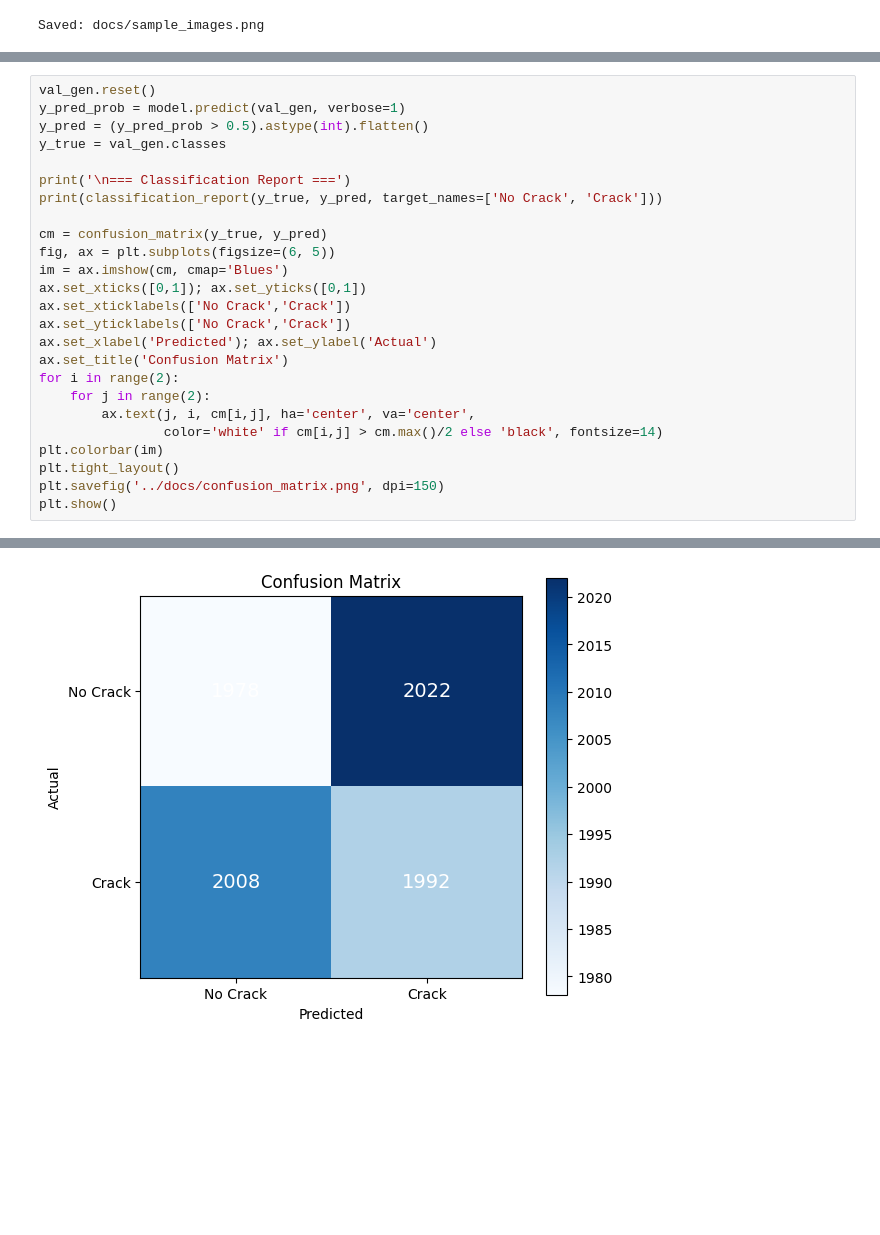
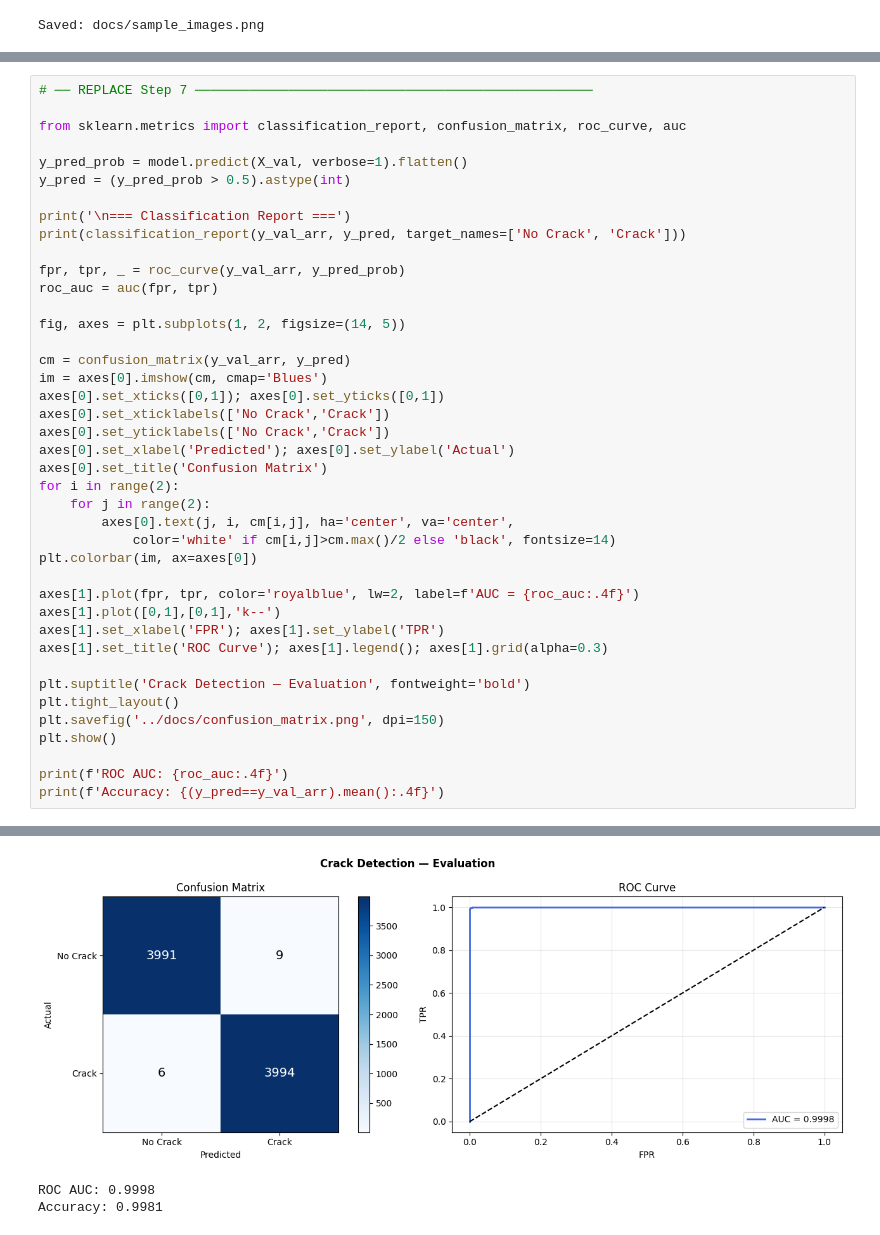
Before and after one commit to K-Sai-2005/EDGE-AI-RISCV, a Jupyter notebook: python_training/CrackDetection_Training.ipynb, the cells around one changed output, grey strips where cells are left out. Saved outputs shown, nothing was run; the diff lists cells and outputs as text; blank space fills up the shorter version.

```diff
--- a/python_training/CrackDetection_Training.ipynb
+++ b/python_training/CrackDetection_Training.ipynb
@@ -236,27 +307,43 @@ print('Saved: docs/training_curves.png')
 Saved: docs/training_curves.png
 # %%
-val_gen.reset()
-y_pred_prob = model.predict(val_gen, verbose=1)
-y_pred = (y_pred_prob > 0.5).astype(int).flatten()
-y_true = val_gen.classes
+# ── REPLACE Step 7 ───────────────────────────────────────────────────
+
+from sklearn.metrics import classification_report, confusion_matrix, roc_curve, auc
+
+y_pred_prob = model.predict(X_val, verbose=1).flatten()
+y_pred = (y_pred_prob > 0.5).astype(int)
 
 print('\n=== Classification Report ===')
-print(classification_report(y_true, y_pred, target_names=['No Crack', 'Crack']))
+print(classification_report(y_val_arr, y_pred, target_names=['No Crack', 'Crack']))
 
-cm = confusion_matrix(y_true, y_pred)
-fig, ax = plt.subplots(figsize=(6, 5))
-im = ax.imshow(cm, cmap='Blues')
-ax.set_xticks([0,1]); ax.set_yticks([0,1])
-ax.set_xticklabels(['No Crack','Crack'])
-ax.set_yticklabels(['No Crack','Crack'])
-ax.set_xlabel('Predicted'); ax.set_ylabel('Actual')
-ax.set_title('Confusion Matrix')
+fpr, tpr, _ = roc_curve(y_val_arr, y_pred_prob)
+roc_auc = auc(fpr, tpr)
+
+fig, axes = plt.subplots(1, 2, figsize=(14, 5))
+
+cm = confusion_matrix(y_val_arr, y_pred)
+im = axes[0].imshow(cm, cmap='Blues')
+axes[0].set_xticks([0,1]); axes[0].set_yticks([0,1])
+axes[0].set_xticklabels(['No Crack','Crack'])
+axes[0].set_yticklabels(['No Crack','Crack'])
+axes[0].set_xlabel('Predicted'); axes[0].set_ylabel('Actual')
+axes[0].set_title('Confusion Matrix')
 for i in range(2):
     for j in range(2):
-        ax.text(j, i, cm[i,j], ha='center', va='center',
-                color='white' if cm[i,j] > cm.max()/2 else 'black', fontsize=14)
-plt.colorbar(im)
+        axes[0].text(j, i, cm[i,j], ha='center', va='center',
+            color='white' if cm[i,j]>cm.max()/2 else 'black', fontsize=14)
+plt.colorbar(im, ax=axes[0])
+
+axes[1].plot(fpr, tpr, color='royalblue', lw=2, label=f'AUC = {roc_auc:.4f}')
+axes[1].plot([0,1],[0,1],'k--')
+axes[1].set_xlabel('FPR'); axes[1].set_ylabel('TPR')
+axes[1].set_title('ROC Curve'); axes[1].legend(); axes[1].grid(alpha=0.3)
+
+plt.suptitle('Crack Detection — Evaluation', fontweight='bold')
 plt.tight_layout()
 plt.savefig('../docs/confusion_matrix.png', dpi=150)
 plt.show()
+
+print(f'ROC AUC: {roc_auc:.4f}')
+print(f'Accuracy: {(y_pred==y_val_arr).mean():.4f}')
 # %% [output]
@@ -274,4 +361,6 @@ weighted avg       0.50      0.50      0.50      8000
-[figure, old version]
+[figure, new version]
+ROC AUC: 0.9998
+Accuracy: 0.9981
 # %%
 # Representative dataset for INT8 calibration
 def representative_dataset():
```
Also changed, not shown: parts of 10 cells of this notebook.
